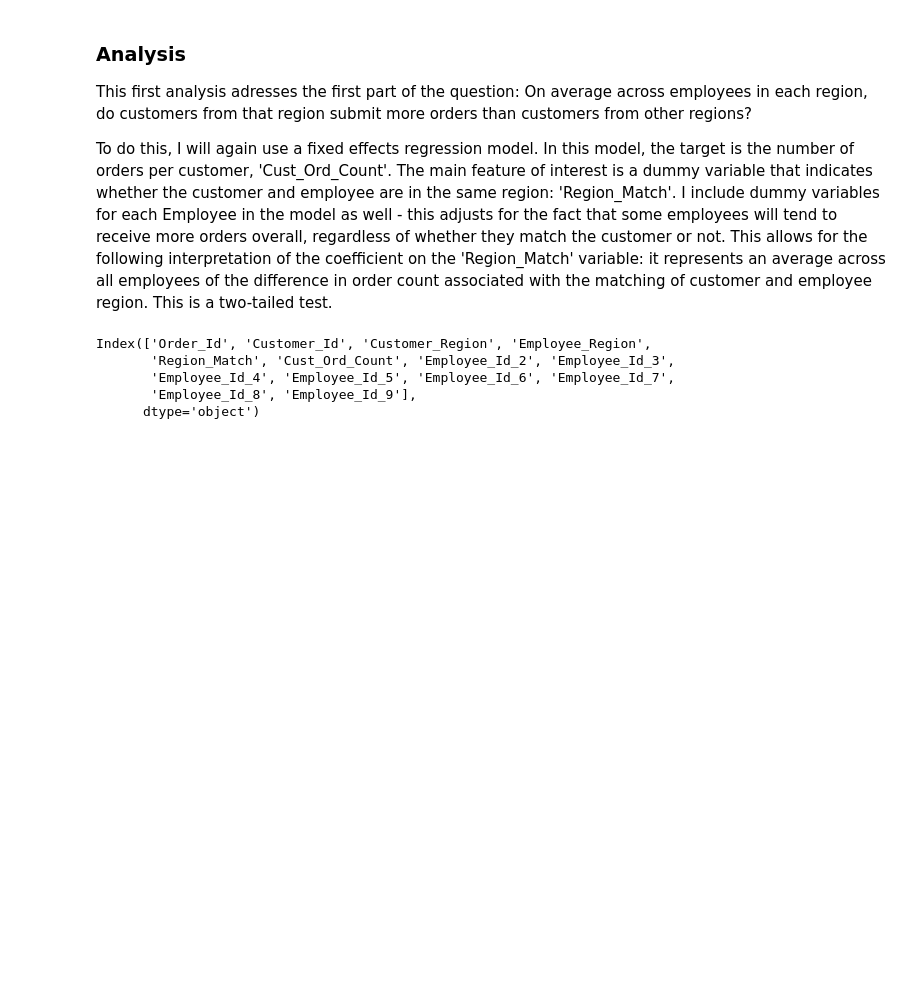
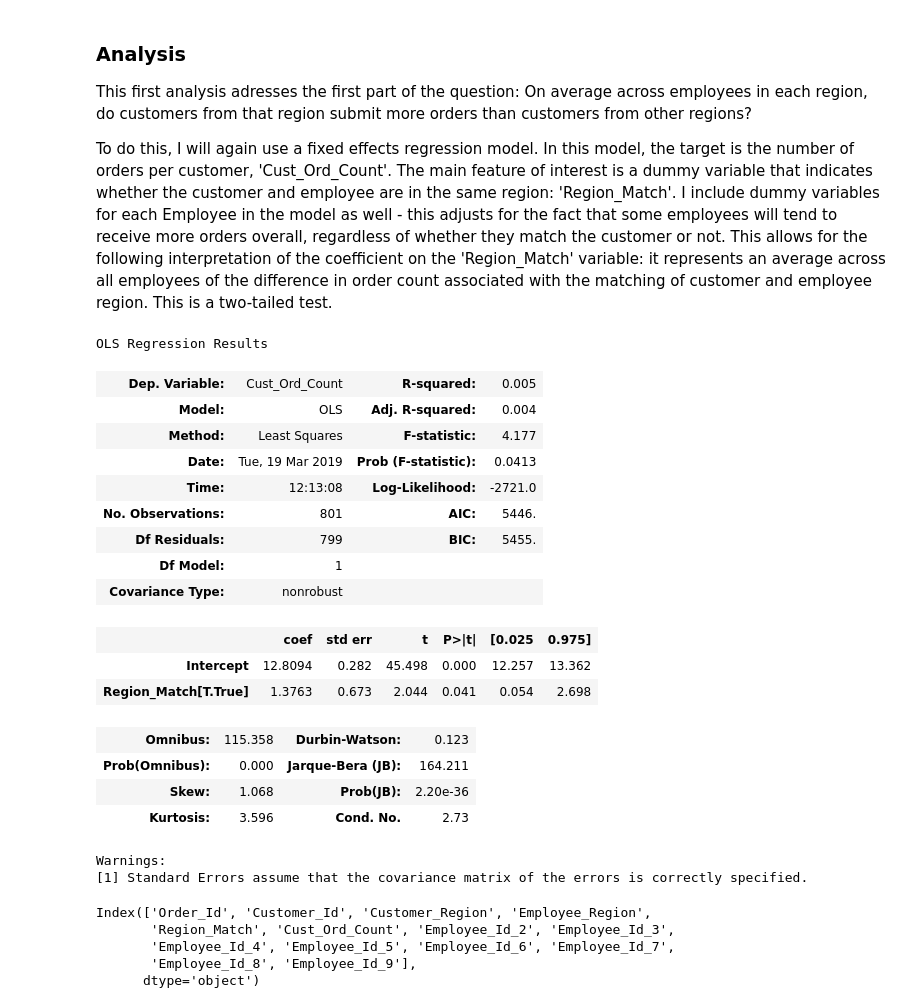
Before and after one commit to DavidBraslow/dsc-2-final-project-online-ds-sp-000, a Jupyter notebook: student.ipynb, the cells around one changed output. Drawn from its saved outputs; the diff is of its cells as text; code cells hidden in the pictures; blank space fills up the shorter version.

```diff
--- a/student.ipynb
+++ b/student.ipynb
@@ -618,6 +618,31 @@ print(df3.shape[0])
 This first analysis adresses the first part of the question:  On average across employees in each region, do customers from that region submit more orders than customers from other regions?
 
 To do this, I will again use a fixed effects regression model. In this model, the target is the number of orders per customer, 'Cust_Ord_Count'. The main feature of interest is a dummy variable that indicates whether the customer and employee are in the same region: 'Region_Match'. I include dummy variables for each Employee in the model as well - this adjusts for the fact that some employees will tend to receive more orders overall, regardless of whether they match the customer or not. This allows for the following interpretation of the coefficient on the 'Region_Match' variable: it represents an average across all employees of the difference in order count associated with the matching of customer and employee region. This is a two-tailed test.
+# %%
+#Simple Linear Regression
+f = 'Cust_Ord_Count ~ Region_Match'
+model = ols(formula=f, data=df3).fit()
+model.summary()
+# %% [output]
+OLS Regression Results
+| Dep. Variable: | Cust_Ord_Count | R-squared: | 0.005 |
+| Model: | OLS | Adj. R-squared: | 0.004 |
+| Method: | Least Squares | F-statistic: | 4.177 |
+| Date: | Tue, 19 Mar 2019 | Prob (F-statistic): | 0.0413 |
+| Time: | 12:13:08 | Log-Likelihood: | -2721.0 |
+| No. Observations: | 801 | AIC: | 5446. |
+| Df Residuals: | 799 | BIC: | 5455. |
+| Df Model: | 1 |  |  |
+| Covariance Type: | nonrobust |  |  |
+|  | coef | std err | t | P>|t| | [0.025 | 0.975] |
+| Intercept | 12.8094 | 0.282 | 45.498 | 0.000 | 12.257 | 13.362 |
+| Region_Match[T.True] | 1.3763 | 0.673 | 2.044 | 0.041 | 0.054 | 2.698 |
+| Omnibus: | 115.358 | Durbin-Watson: | 0.123 |
+| Prob(Omnibus): | 0.000 | Jarque-Bera (JB): | 164.211 |
+| Skew: | 1.068 | Prob(JB): | 2.20e-36 |
+| Kurtosis: | 3.596 | Cond. No. | 2.73 |
+Warnings:
+[1] Standard Errors assume that the covariance matrix of the errors is correctly specified.
 # %%
 #Fixed Effects Model
 fe_df = pd.get_dummies(df3, columns=['Employee_Id'], drop_first=True)
```
Also changed, not shown: parts of 4 cells of this notebook, 2 other files.
